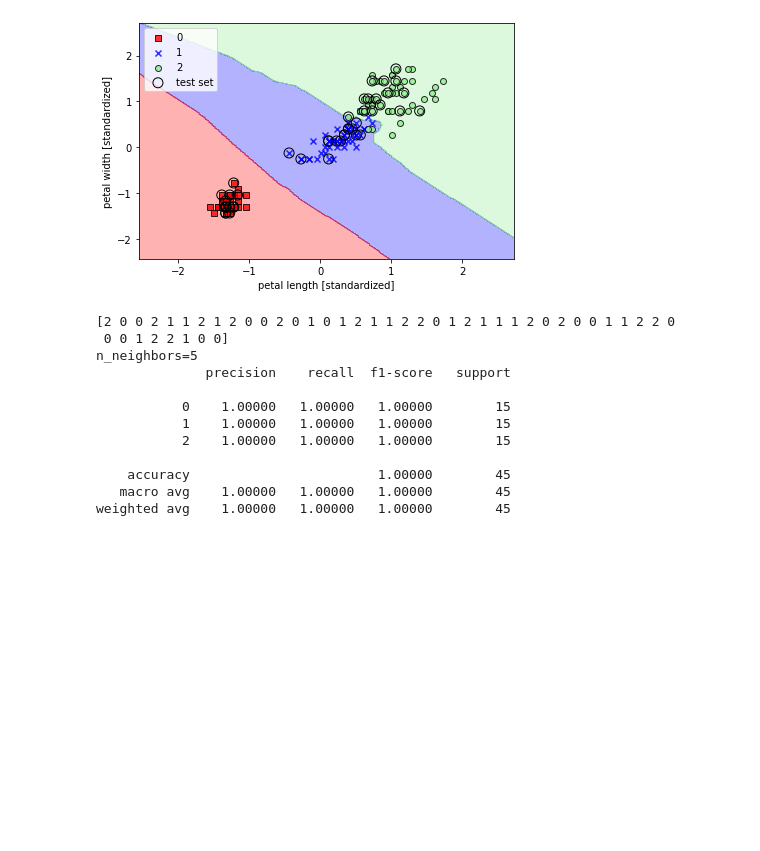
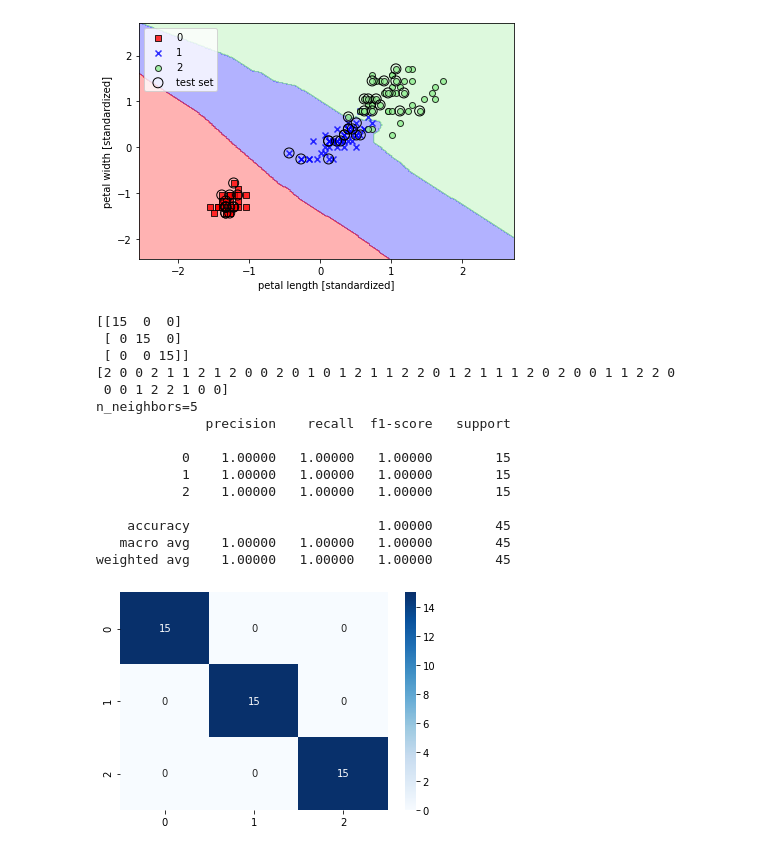
Before and after one commit to Nisk1G/B3_kadai, a Jupyter notebook: 10-25/Python/python_part3.ipynb, the cells around one changed output. Drawn from its saved outputs; the diff is of its cells as text; code cells hidden in the pictures; blank space fills up the shorter version.

```diff
--- a/10-25/Python/python_part3.ipynb
+++ b/10-25/Python/python_part3.ipynb
@@ -782,20 +810,30 @@ plt.show()
 [figure]
 # %%
 y_pred_knn = knn.predict(X_test_std)
+
+#混同行列
+cm = confusion_matrix(y_test, y_pred_knn)
+print(cm)
+
+sns.heatmap(cm,annot=True, cmap='Blues')
 
 print(y_pred_knn)
 print("n_neighbors=5")
 print(classification_report(y_test, y_pred_knn,digits=5))
 # %% [output]
+[[15  0  0]
+ [ 0 15  0]
+ [ 0  0 15]]
 [2 0 0 2 1 1 2 1 2 0 0 2 0 1 0 1 2 1 1 2 2 0 1 2 1 1 1 2 0 2 0 0 1 1 2 2 0
  0 0 1 2 2 1 0 0]
 n_neighbors=5
               precision    recall  f1-score   support
 
            0    1.00000   1.00000   1.00000        15
            1    1.00000   1.00000   1.00000        15
            2    1.00000   1.00000   1.00000        15
 
     accuracy                        1.00000        45
    macro avg    1.00000   1.00000   1.00000        45
 weighted avg    1.00000   1.00000   1.00000        45
+[figure, added]
```
Also changed, not shown: parts of 6 cells of this notebook, 10 other files.
